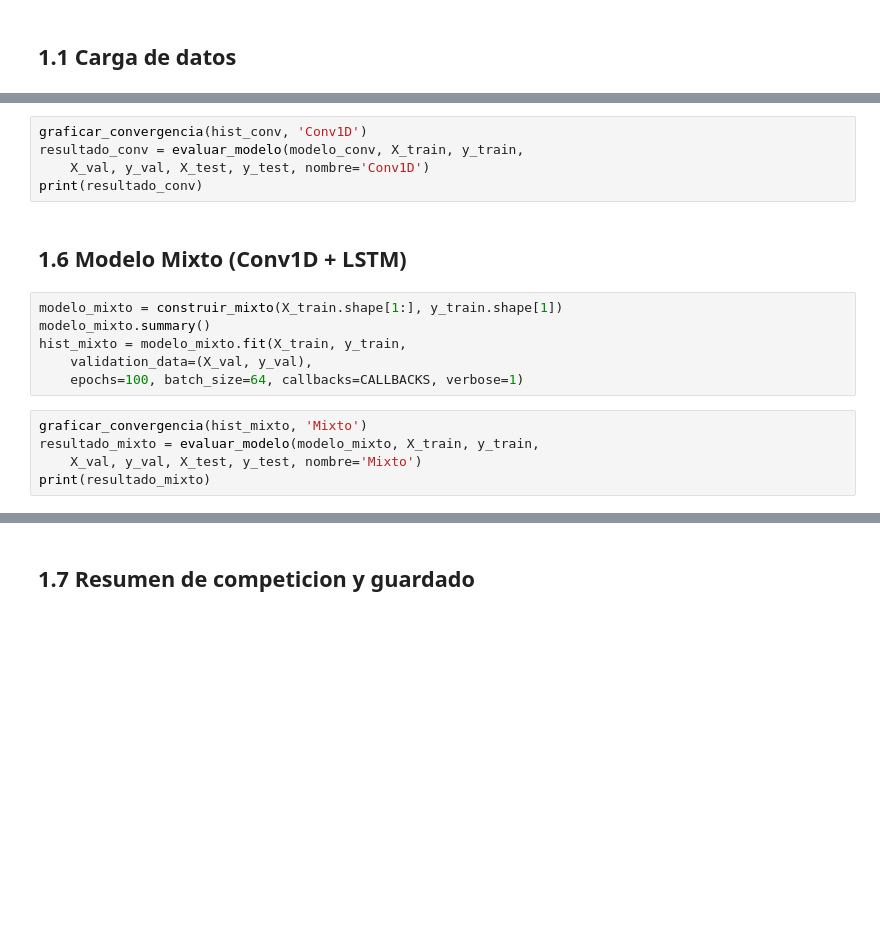
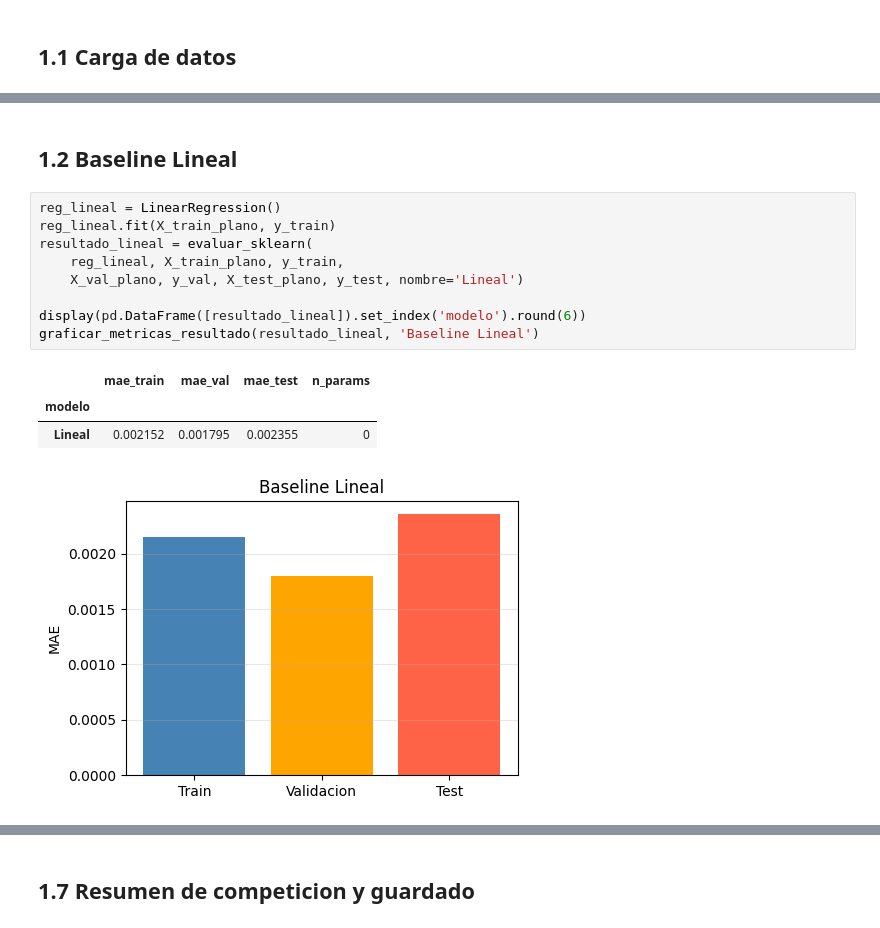
Before and after one commit to NataliaSJO/Taller4_NN, a Jupyter notebook: cuadernos/ent10_sal30.ipynb, the cells around one changed output, grey strips where cells are left out. Cells and saved outputs as stored; diff of their text form; blank space fills up the shorter version.

```diff
--- a/cuadernos/ent10_sal30.ipynb
+++ b/cuadernos/ent10_sal30.ipynb
@@ -89,18 +249,16 @@ hist_conv = modelo_conv.fit(X_train, y_train,
-# %%
-graficar_convergencia(hist_conv, 'Conv1D')
-resultado_conv = evaluar_modelo(modelo_conv, X_train, y_train,
-    X_val, y_val, X_test, y_test, nombre='Conv1D')
-print(resultado_conv)
-# %% [markdown]
-## 1.6 Modelo Mixto (Conv1D + LSTM)
-# %%
-modelo_mixto = construir_mixto(X_train.shape[1:], y_train.shape[1])
-modelo_mixto.summary()
-hist_mixto = modelo_mixto.fit(X_train, y_train,
-    validation_data=(X_val, y_val),
-    epochs=100, batch_size=64, callbacks=CALLBACKS, verbose=1)
-# %%
-graficar_convergencia(hist_mixto, 'Mixto')
-resultado_mixto = evaluar_modelo(modelo_mixto, X_train, y_train,
-    X_val, y_val, X_test, y_test, nombre='Mixto')
-print(resultado_mixto)
+# %% [markdown]
+## 1.2 Baseline Lineal
+# %%
+reg_lineal = LinearRegression()
+reg_lineal.fit(X_train_plano, y_train)
+resultado_lineal = evaluar_sklearn(
+    reg_lineal, X_train_plano, y_train,
+    X_val_plano, y_val, X_test_plano, y_test, nombre='Lineal')
+
+display(pd.DataFrame([resultado_lineal]).set_index('modelo').round(6))
+graficar_metricas_resultado(resultado_lineal, 'Baseline Lineal')
+# %% [output]
+|  | mae_train | mae_val | mae_test | n_params |
+| modelo |  |  |  |  |
+| Lineal | 0.002152 | 0.001795 | 0.002355 | 0 |
+[figure, added]
```
Also changed, not shown: parts of 39 cells of this notebook, 3 other files.
